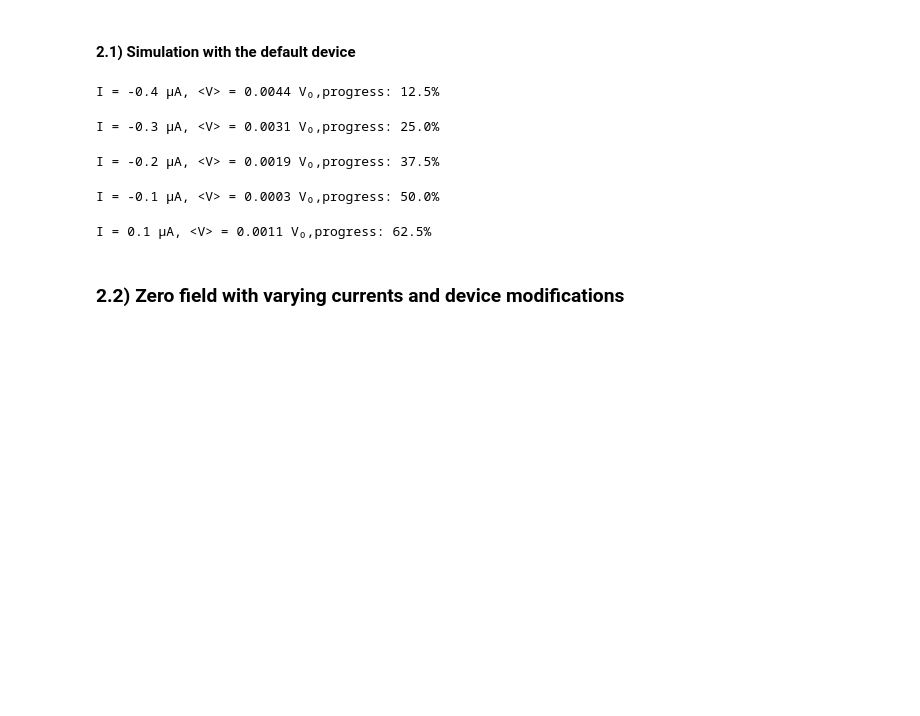
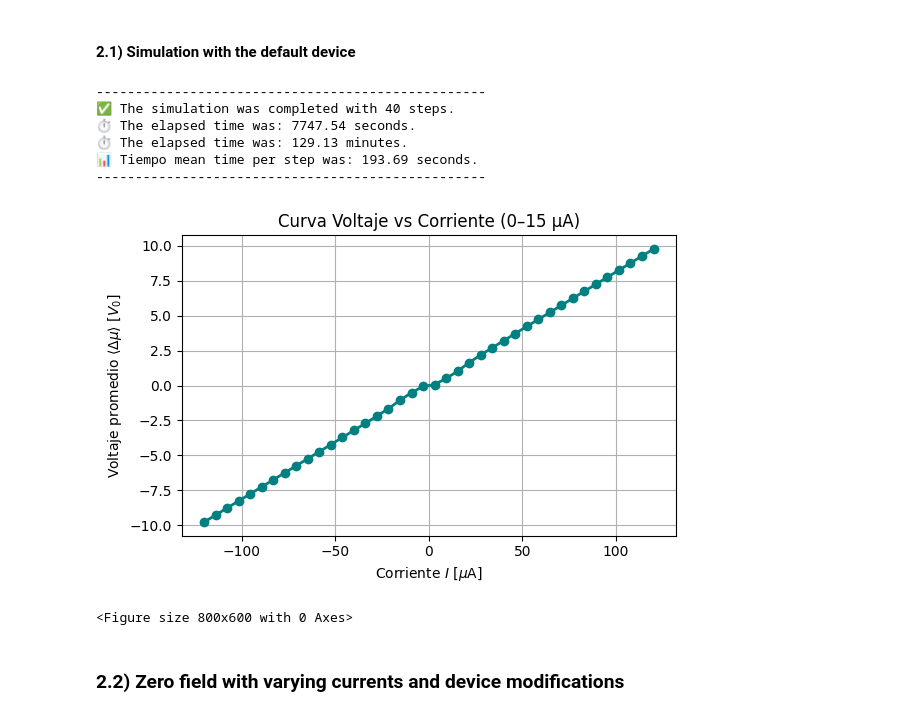
Before and after one commit to AlejoProjects/diode_effect, a Jupyter notebook: proyecto_electro2.ipynb, the cells around one changed output. Cells and saved outputs as stored; diff of their text form; code cells hidden in the pictures; blank space fills up the shorter version.

```diff
--- a/proyecto_electro2.ipynb
+++ b/proyecto_electro2.ipynb
@@ -331,21 +324,29 @@ def current_application(device,currents,B_field = 0):
     print("-" * 50)
     return voltages
 
-
-#currents = np.linspace(-120, 120, 40)  # from -20 to 20 µA, step
-currents = np.linspace(-0.4,0.4,8)
+ci= 15 # current_interval
+steps = 40
+currents = np.linspace(-ci, ci, steps)  # from -20 to 20 µA, step
+#currents = np.linspace(-0.4,0.4,8)
 # %% [markdown]
 #### 2.1) Simulation with the default device
 # %%
 voltages = current_application(device_fast, currents,B_field = 1.0)
-plot_info1 = {"fig_name":"currents.jpg","title":f'Curva Voltaje vs Corriente (0–15 µA)',"x":"Corriente $I$ [$\mu$A]","y":"Voltaje promedio $\\langle \Delta \\mu \\rangle$ [$V_0$]"}
-plot_parameters(currents,voltages,plot_info1)
 # %% [output]
-I = -0.4 µA, <V> = 0.0044 V₀,progress: 12.5%
+--------------------------------------------------
+✅ The simulation was completed with 40 steps.
+⏱️ The elapsed time was: 7747.54 seconds.
+⏱️ The elapsed time was: 129.13 minutes.
+📊 Tiempo mean time per step was: 193.69 seconds.
+--------------------------------------------------
-I = -0.3 µA, <V> = 0.0031 V₀,progress: 25.0%
-I = -0.2 µA, <V> = 0.0019 V₀,progress: 37.5%
-I = -0.1 µA, <V> = 0.0003 V₀,progress: 50.0%
-I = 0.1 µA, <V> = 0.0011 V₀,progress: 62.5%
+# %%
+actual_voltages = voltages
+actual_voltages[:20]=-np.array(voltages[:20])
+plot_info1 = {"fig_name":"currents.jpg","title":f'Curva Voltaje vs Corriente (0–15 µA)',"x":"Corriente $I$ [$\mu$A]","y":"Voltaje promedio $\\langle \Delta \\mu \\rangle$ [$V_0$]"}
+plot_parameters(currents,actual_voltages,plot_info1)
+# %% [output]
+[figure, added]
+<Figure size 800x600 with 0 Axes>
 # %% [markdown]
 ### 2.2) Zero field with varying currents and device modifications
 # %%
```
Also changed, not shown: parts of 12 cells of this notebook, 2 other files.
